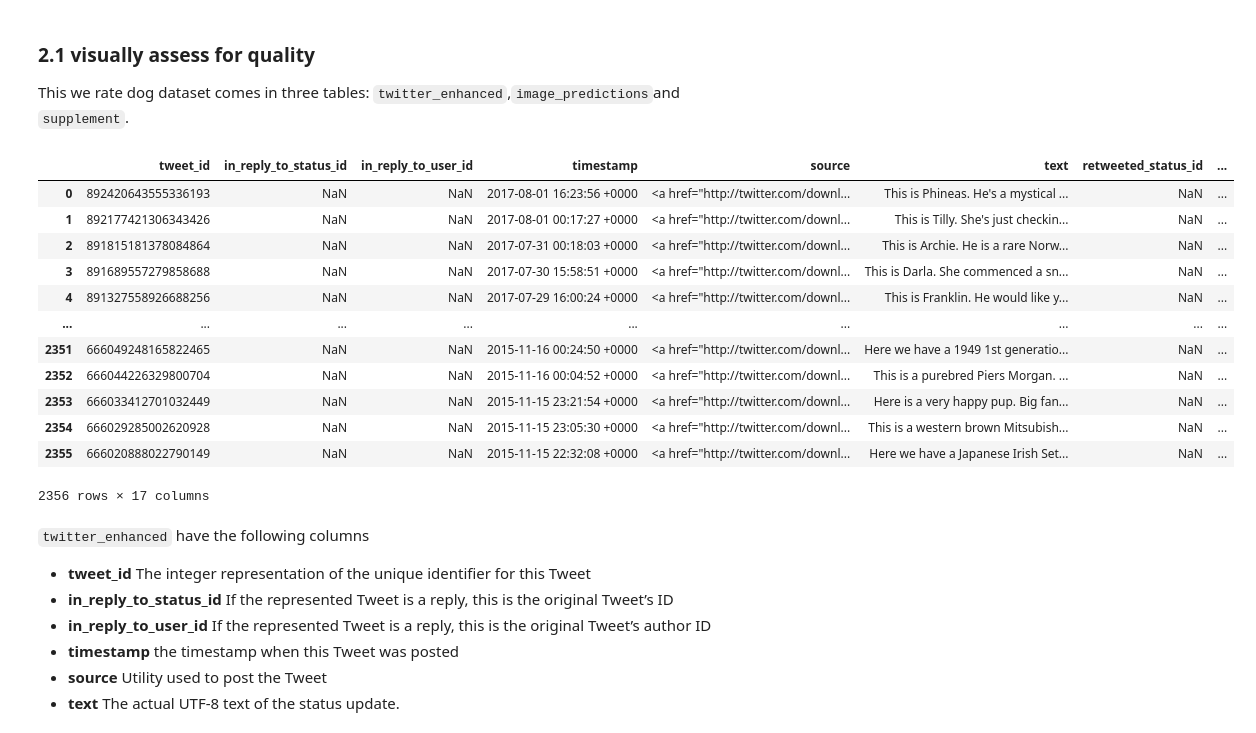
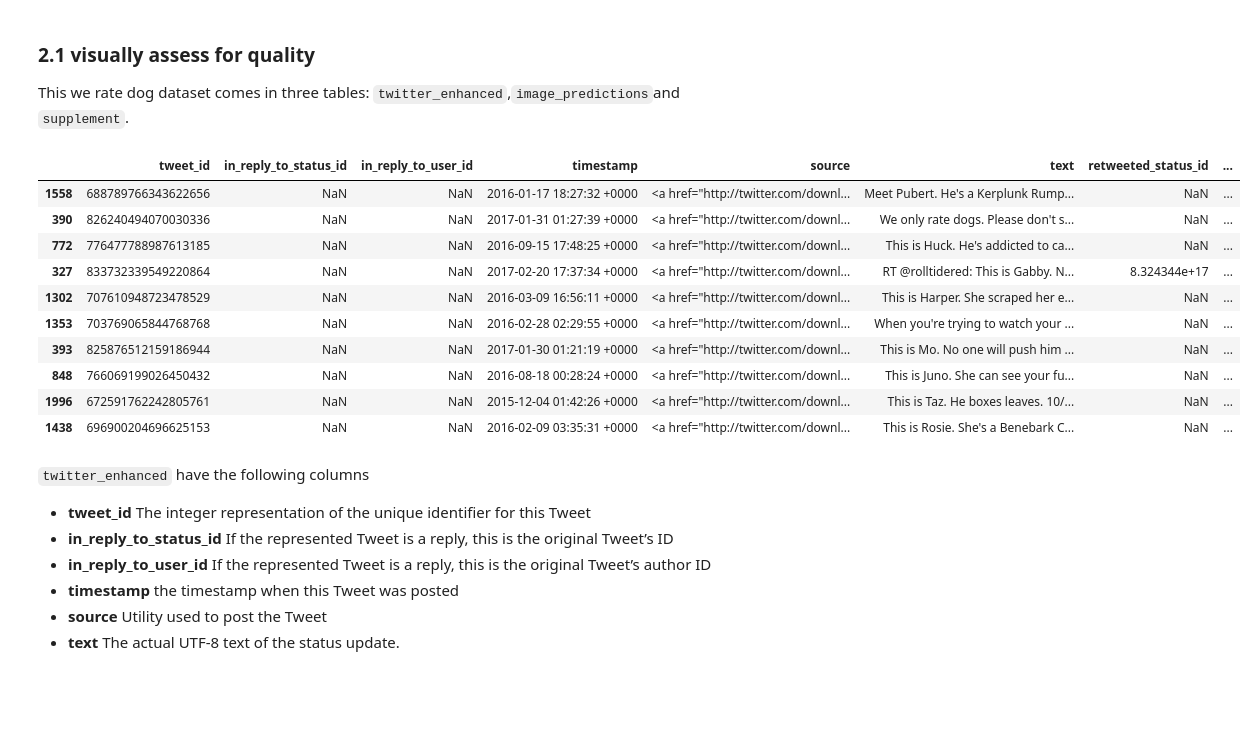
Before and after one commit to edifierxuhao/Data-wrangling, a Jupyter notebook: project4/wrangle_act.ipynb, the cells around one changed output. Drawn from its saved outputs; the diff is of its cells as text; code cells hidden in the pictures; blank space fills up the shorter version.

```diff
--- a/project4/wrangle_act.ipynb
+++ b/project4/wrangle_act.ipynb
@@ -156,26 +168,28 @@ with open('tweet_json.txt','r') as jsfile:
 supplement = pd.DataFrame(df_list)
 # %% [markdown]
 ## 2. Assessing Data
+# %%
+#let jupyter notebook show whole text and all rows
+pd.set_option('display.max_colwidth', -1)
+pd.set_option('display.max_rows', 500)
 # %% [markdown]
 ### 2.1 visually assess for quality
 
 This we rate dog dataset comes in three tables: `twitter_enhanced`,`image_predictions`and `supplement`.
 # %%
-twitter_enhanced
+twitter_enhanced.sample(10)
 # %% [output]
 |  | tweet_id | in_reply_to_status_id | in_reply_to_user_id | timestamp | source | text | retweeted_status_id | ... |
-| 0 | 892420643555336193 | NaN | NaN | 2017-08-01 16:23:56 +0000 | <a href="http://twitter.com/downl... | This is Phineas. He's a mystical ... | NaN | ... |
-| 1 | 892177421306343426 | NaN | NaN | 2017-08-01 00:17:27 +0000 | <a href="http://twitter.com/downl... | This is Tilly. She's just checkin... | NaN | ... |
-| 2 | 891815181378084864 | NaN | NaN | 2017-07-31 00:18:03 +0000 | <a href="http://twitter.com/downl... | This is Archie. He is a rare Norw... | NaN | ... |
-| 3 | 891689557279858688 | NaN | NaN | 2017-07-30 15:58:51 +0000 | <a href="http://twitter.com/downl... | This is Darla. She commenced a sn... | NaN | ... |
-| 4 | 891327558926688256 | NaN | NaN | 2017-07-29 16:00:24 +0000 | <a href="http://twitter.com/downl... | This is Franklin. He would like y... | NaN | ... |
-| ... | ... | ... | ... | ... | ... | ... | ... | ... |
-| 2351 | 666049248165822465 | NaN | NaN | 2015-11-16 00:24:50 +0000 | <a href="http://twitter.com/downl... | Here we have a 1949 1st generatio... | NaN | ... |
-| 2352 | 666044226329800704 | NaN | NaN | 2015-11-16 00:04:52 +0000 | <a href="http://twitter.com/downl... | This is a purebred Piers Morgan. ... | NaN | ... |
-| 2353 | 666033412701032449 | NaN | NaN | 2015-11-15 23:21:54 +0000 | <a href="http://twitter.com/downl... | Here is a very happy pup. Big fan... | NaN | ... |
-| 2354 | 666029285002620928 | NaN | NaN | 2015-11-15 23:05:30 +0000 | <a href="http://twitter.com/downl... | This is a western brown Mitsubish... | NaN | ... |
-| 2355 | 666020888022790149 | NaN | NaN | 2015-11-15 22:32:08 +0000 | <a href="http://twitter.com/downl... | Here we have a Japanese Irish Set... | NaN | ... |
+| 1558 | 688789766343622656 | NaN | NaN | 2016-01-17 18:27:32 +0000 | <a href="http://twitter.com/downl... | Meet Pubert. He's a Kerplunk Rump... | NaN | ... |
+| 390 | 826240494070030336 | NaN | NaN | 2017-01-31 01:27:39 +0000 | <a href="http://twitter.com/downl... | We only rate dogs. Please don't s... | NaN | ... |
+| 772 | 776477788987613185 | NaN | NaN | 2016-09-15 17:48:25 +0000 | <a href="http://twitter.com/downl... | This is Huck. He's addicted to ca... | NaN | ... |
+| 327 | 833732339549220864 | NaN | NaN | 2017-02-20 17:37:34 +0000 | <a href="http://twitter.com/downl... | RT @rolltidered: This is Gabby. N... | 8.324344e+17 | ... |
+| 1302 | 707610948723478529 | NaN | NaN | 2016-03-09 16:56:11 +0000 | <a href="http://twitter.com/downl... | This is Harper. She scraped her e... | NaN | ... |
+| 1353 | 703769065844768768 | NaN | NaN | 2016-02-28 02:29:55 +0000 | <a href="http://twitter.com/downl... | When you're trying to watch your ... | NaN | ... |
+| 393 | 825876512159186944 | NaN | NaN | 2017-01-30 01:21:19 +0000 | <a href="http://twitter.com/downl... | This is Mo. No one will push him ... | NaN | ... |
+| 848 | 766069199026450432 | NaN | NaN | 2016-08-18 00:28:24 +0000 | <a href="http://twitter.com/downl... | This is Juno. She can see your fu... | NaN | ... |
+| 1996 | 672591762242805761 | NaN | NaN | 2015-12-04 01:42:26 +0000 | <a href="http://twitter.com/downl... | This is Taz. He boxes leaves. 10/... | NaN | ... |
+| 1438 | 696900204696625153 | NaN | NaN | 2016-02-09 03:35:31 +0000 | <a href="http://twitter.com/downl... | This is Rosie. She's a Benebark C... | NaN | ... |
-2356 rows × 17 columns
 # %% [markdown]
 `twitter_enhanced` have the following columns
 - **tweet_id** The integer representation of the unique identifier for this Tweet
```
Also changed, not shown: parts of 51 cells of this notebook.
